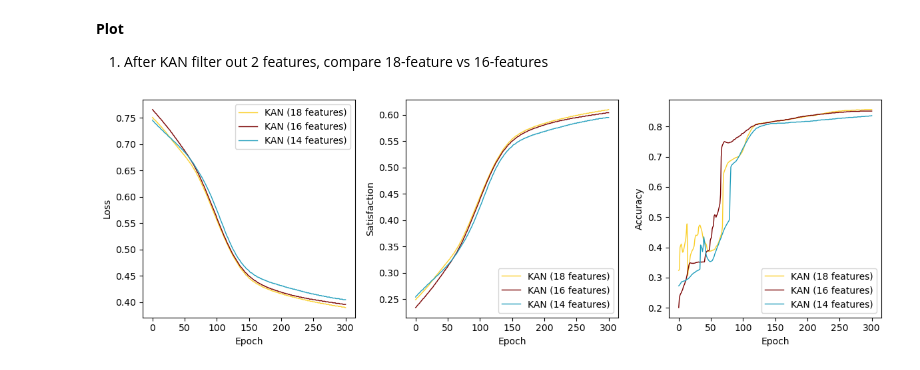
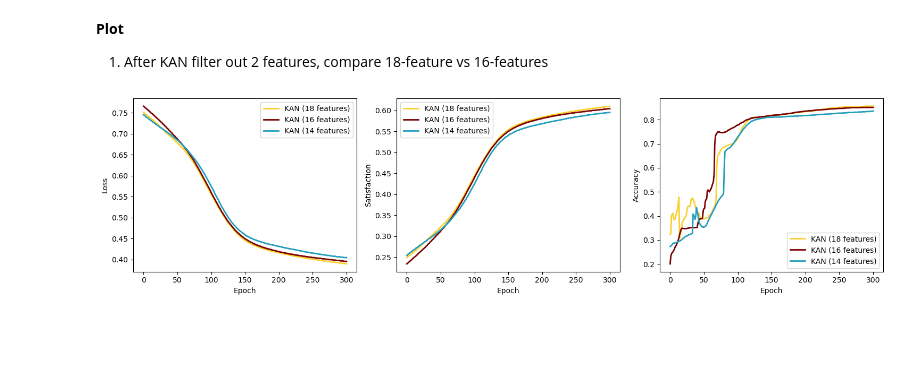
Before and after one commit to zhijin44/LogiKNet, a Jupyter notebook: P2_featurelevel/KAN_2_LTN.ipynb, the cells around one changed output. Drawn from its saved outputs; the diff is of its cells as text; code cells hidden in the pictures; blank space fills up the shorter version.

```diff
--- a/P2_featurelevel/KAN_2_LTN.ipynb
+++ b/P2_featurelevel/KAN_2_LTN.ipynb
@@ -272,10 +337,10 @@ plt_config = {
 }
 
 line_type = {
-    'kan': {'linestyle': '-', 'linewidth': 2},
-    'mlp': {'linestyle': '--', 'linewidth': 1}
+    'kan': {'linestyle': '-'},
+    'mlp': {'linestyle': '--'}
 }
 
-font_size = 28
-font_size_axis = 22
-line_width = 1
+font_size = 14
+font_size_axis = 12
+line_width = 2
@@ -348,38 +349,39 @@ mlp_18, kan_18 = parse_feature_file("18features.txt")
 mlp_16, kan_16 = parse_feature_file("16features.txt")
 mlp_14, kan_14 = parse_feature_file("14features.txt")
 
 # Loss
-plt.figure(figsize=(12, 4))
-plt.subplot(1, 3, 1)
-plt.plot(kan_18["train_loss"], label="KAN (18 features)", color=plt_config['18']['color'], linestyle=line_type['kan']['linestyle'], linewidth=line_width)
+fig, axs = plt.subplots(1, 3, figsize=(15, 4))
+axs[0].plot(kan_18["train_loss"], label="KAN (18 features)", color=plt_config['18']['color'],
+            linestyle=line_type['kan']['linestyle'], linewidth=line_width)
 plt.plot(kan_16["train_loss"], label="KAN (16 features)", color=plt_config['16']['color'], linestyle=line_type['kan']['linestyle'], linewidth=line_width)
 plt.plot(kan_14["train_loss"], label="KAN (14 features)", color=plt_config['14']['color'], linestyle=line_type['kan']['linestyle'], linewidth=line_width)
 plt.xlabel("Epoch")
 plt.ylabel("Loss")
 plt.legend()
 
 # Accuracy
 plt.subplot(1, 3, 3)
 plt.plot(kan_18["test_acc"], label="KAN (18 features)", color=plt_config['18']['color'], linestyle=line_type['kan']['linestyle'], linewidth=line_width)
 plt.plot(kan_16["test_acc"], label="KAN (16 features)", color=plt_config['16']['color'], linestyle=line_type['kan']['linestyle'], linewidth=line_width)
 plt.plot(kan_14["test_acc"], label="KAN (14 features)", color=plt_config['14']['color'], linestyle=line_type['kan']['linestyle'], linewidth=line_width)
 plt.xlabel("Epoch")
 plt.ylabel("Accuracy")
 plt.legend()
 
 # SAT
 plt.subplot(1, 3, 2)
 plt.plot(kan_18["train_sat"], label="KAN (18 features)", color=plt_config['18']['color'], linestyle=line_type['kan']['linestyle'], linewidth=line_width)
 plt.plot(kan_16["train_sat"], label="KAN (16 features)", color=plt_config['16']['color'], linestyle=line_type['kan']['linestyle'], linewidth=line_width)
 plt.plot(kan_14["train_sat"], label="KAN (14 features)", color=plt_config['14']['color'], linestyle=line_type['kan']['linestyle'], linewidth=line_width)
 plt.xlabel("Epoch")
 plt.ylabel("Satisfaction")
 plt.legend()
 
 plt.tight_layout()
-plt.show()
+# plt.show()
+plt.savefig("kan_loss_acc_sat.png", dpi=300, format='pdf')
 # %% [output]
-[figure, old version]
+[figure, new version]
 # %%
 from matplotlib.lines import Line2D
 import matplotlib.pyplot as plt
```
Also changed, not shown: parts of 3 cells of this notebook, 5 other files.
